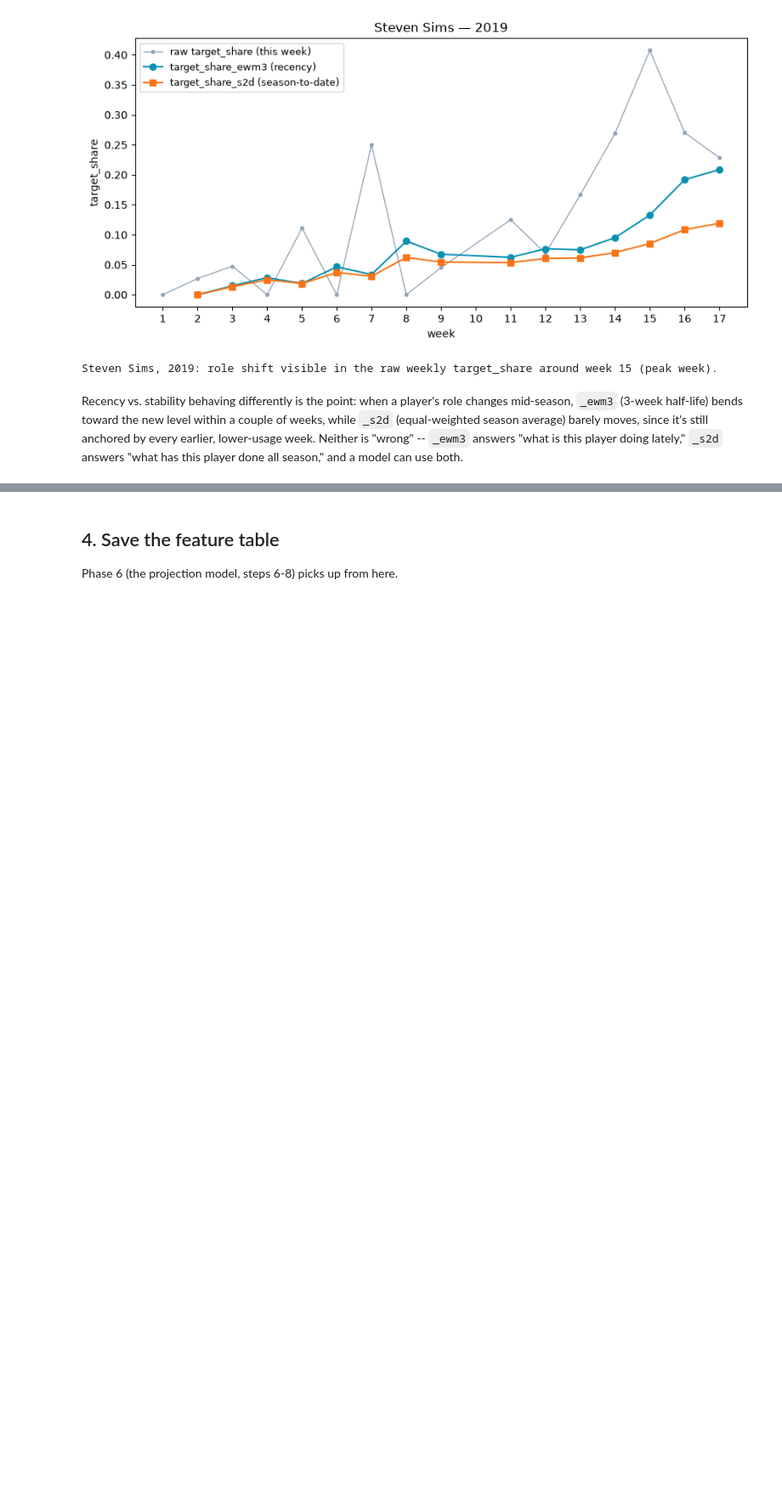
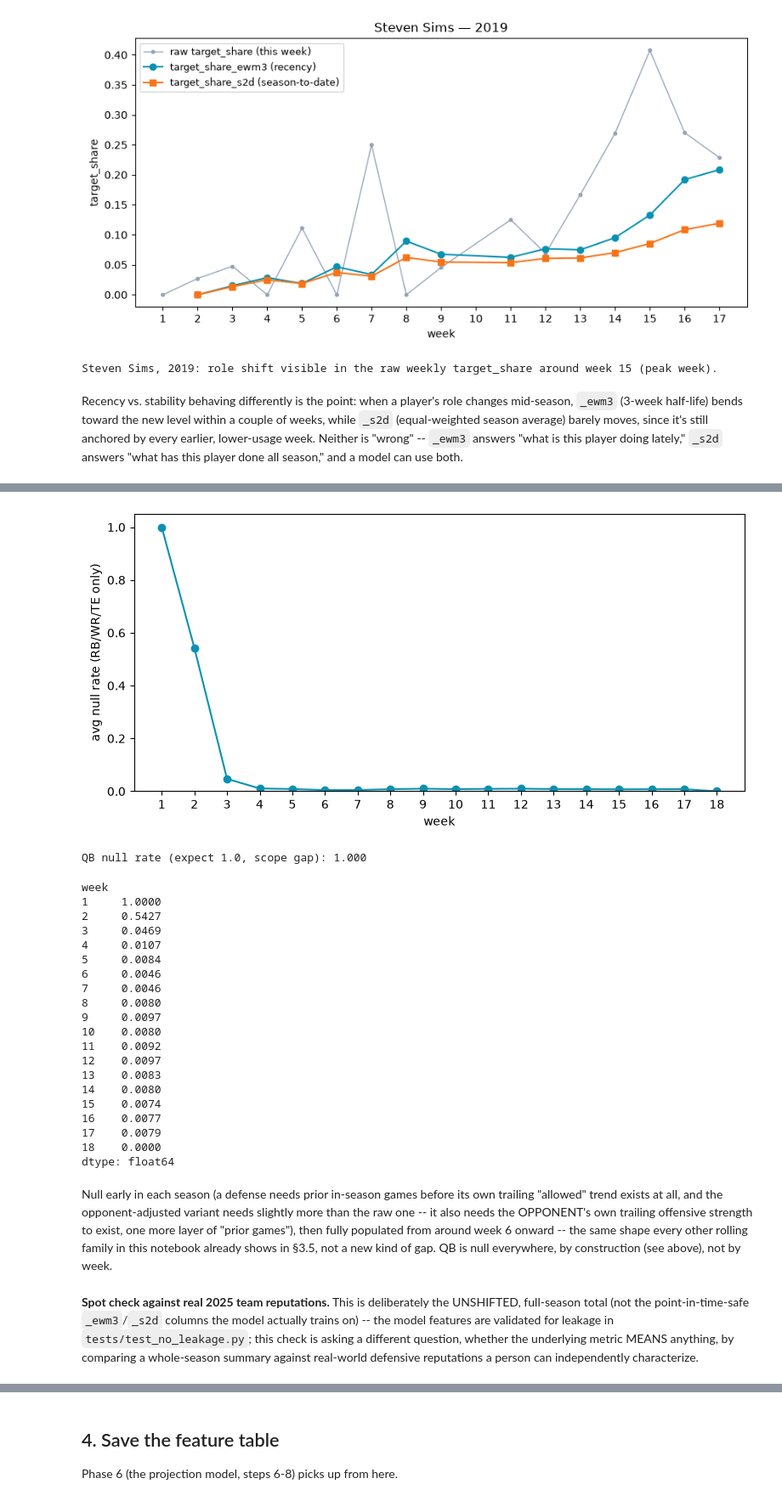
Before and after one commit to RohanBhavsar-git/fanteasy-notebook, a Jupyter notebook: notebooks/03_usage_features.ipynb, the cells around one changed output, grey strips where cells are left out. Shown at 85% size. Cells and saved outputs as stored; diff of their text form; code cells hidden in the pictures; blank space fills up the shorter version.

```diff
--- a/notebooks/03_usage_features.ipynb
+++ b/notebooks/03_usage_features.ipynb
@@ -160,8 +164,10 @@ df = add_efficiency_features(df, pbp, ngs_receiving, ngs_passing)
 df = add_situational_features(df, pbp)
 df = add_context_features(df, schedule)
 df = add_xfp_features(df, pbp, scoring)
+df = add_opponent_strength_features(df, schedule)
 df = add_rolling_features(df)
 
 print(f"{len(df):,} rows x {df.shape[1]} columns")
 print(f"{len(ROLLING_OUTPUT_COLUMNS)} rolling-family output columns alone")
+print(f"{len(OPPONENT_STRENGTH_OUTPUT_COLUMNS)} opponent-strength (Family 5B) output columns: {OPPONENT_STRENGTH_OUTPUT_COLUMNS}")
 # %% [output]
@@ -539,0 +571,56 @@ answers "what has this player done all season," and a model can use both.
+# %%
+opp_strength_cols = OPPONENT_STRENGTH_OUTPUT_COLUMNS
+skill_only = df[df['position'].isin(OPP_STRENGTH_POSITIONS)]
+
+null_by_week = skill_only.groupby('week')[opp_strength_cols].apply(lambda d: d.isna().mean().mean())
+
+fig, ax = plt.subplots(figsize=(8, 4))
+ax.plot(null_by_week.index, null_by_week.values, marker='o', color='#0891b2')
+ax.set_xlabel('week')
+ax.set_ylabel('avg null rate (RB/WR/TE only)')
+ax.set_ylim(0, 1.05)
+ax.set_xticks(range(1, 19))
+plt.tight_layout()
+plt.show()
+
+print(f"QB null rate (expect 1.0, scope gap): {df.loc[df['position'] == 'QB', opp_strength_cols].isna().mean().mean():.3f}")
+null_by_week.round(4)
+# %% [output]
+[figure, added]
+QB null rate (expect 1.0, scope gap): 1.000
+week
+1     1.0000
+2     0.5427
+3     0.0469
+4     0.0107
+5     0.0084
+6     0.0046
+7     0.0046
+8     0.0080
+9     0.0097
+10    0.0080
+11    0.0092
+12    0.0097
+13    0.0083
+14    0.0080
+15    0.0074
+16    0.0077
+17    0.0079
+18    0.0000
+dtype: float64
+# %% [markdown]
+Null early in each season (a defense needs prior in-season games before its
+own trailing "allowed" trend exists at all, and the opponent-adjusted variant
+needs slightly more than the raw one -- it also needs the OPPONENT's own
+trailing offensive strength to exist, one more layer of "prior games"), then
+fully populated from around week 6 onward -- the same shape every other
+rolling family in this notebook already shows in §3.5, not a new kind of gap.
+QB is null everywhere, by construction (see above), not by week.
+# %% [markdown]
+**Spot check against real 2025 team reputations.** This is deliberately the
+UNSHIFTED, full-season total (not the point-in-time-safe `_ewm3`/`_s2d`
+columns the model actually trains on) -- the model features are validated for
+leakage in `tests/test_no_leakage.py`; this check is asking a different
+question, whether the underlying metric MEANS anything, by comparing a
+whole-season summary against real-world defensive reputations a person can
+independently characterize.
```
Also changed, not shown: parts of 9 cells of this notebook, 9 other files.
